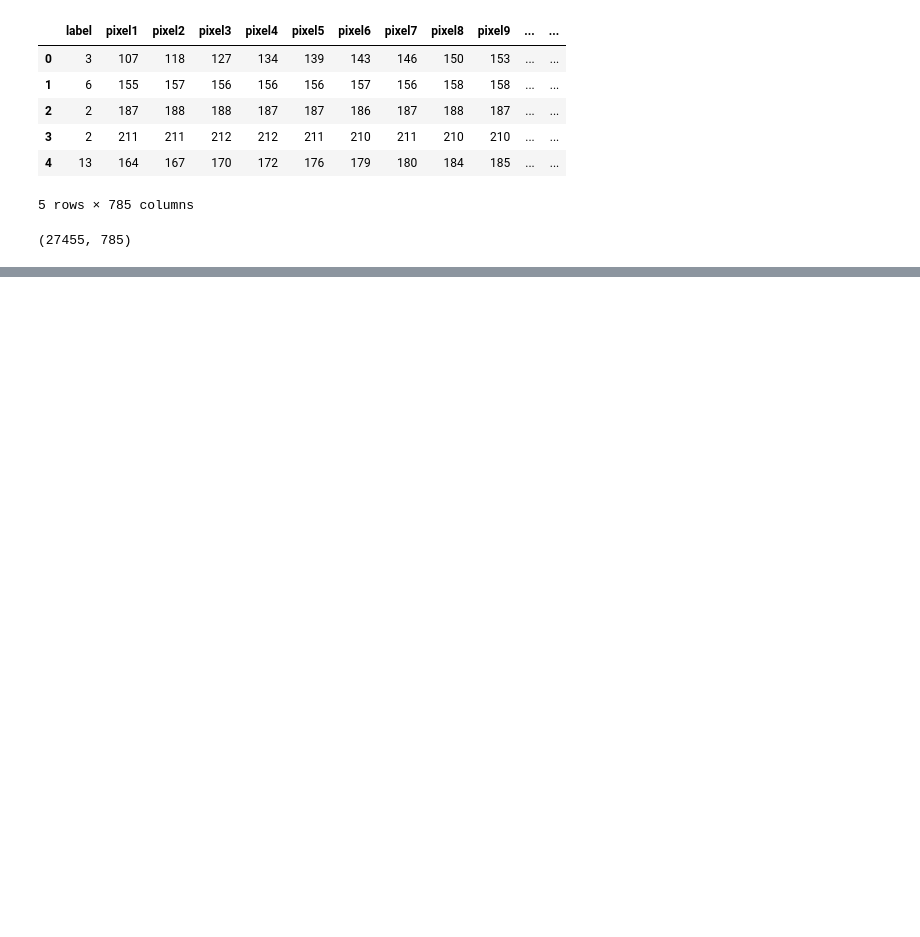
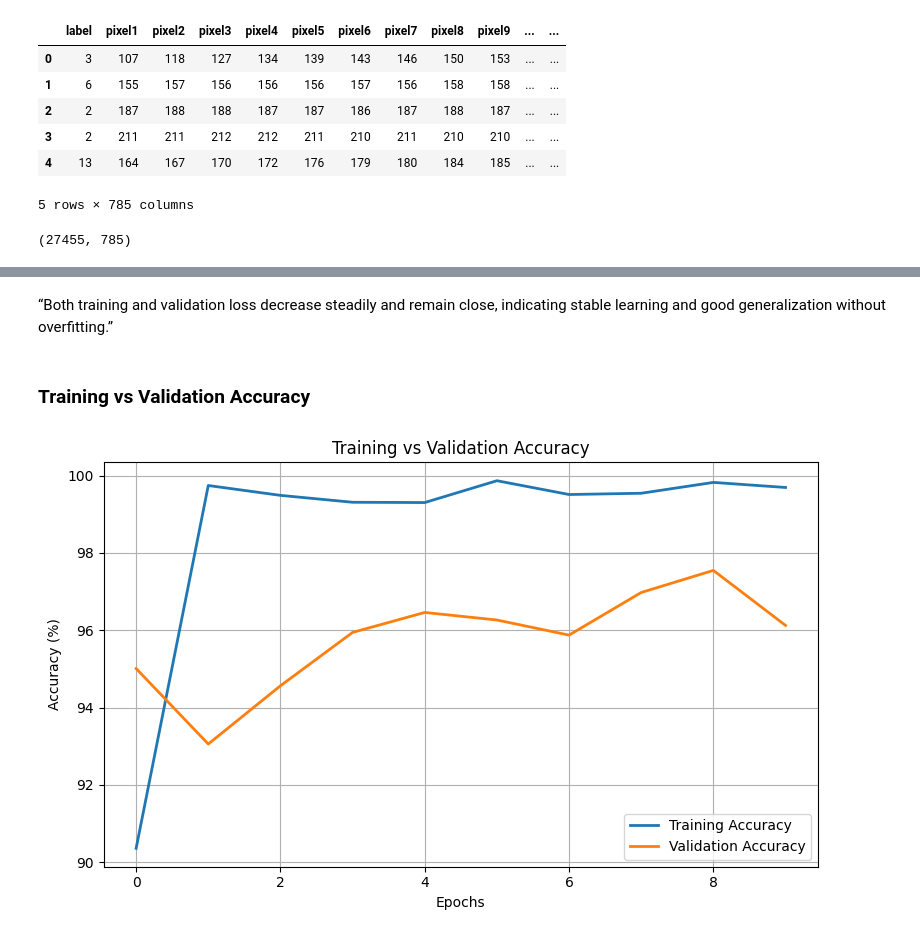
Before and after one commit to NLalithChaitanya/Sign_Language_recognition, a Jupyter notebook: sign_lang.ipynb, the cells around one changed output, grey strips where cells are left out. Saved outputs shown, nothing was run; the diff lists cells and outputs as text; code cells hidden in the pictures; blank space fills up the shorter version.

```diff
--- a/sign_lang.ipynb
+++ b/sign_lang.ipynb
@@ -544,0 +563,17 @@ plt.show()
+# %% [markdown]
+“Both training and validation loss decrease steadily and remain close, indicating stable learning and good generalization without overfitting.”
+# %% [markdown]
+### Training vs Validation Accuracy
+# %%
+plt.figure(figsize=(8, 5))
+plt.plot(train_accuracies, label="Training Accuracy", linewidth=2)
+plt.plot(val_accuracies, label="Validation Accuracy", linewidth=2)
+plt.xlabel("Epochs")
+plt.ylabel("Accuracy (%)")
+plt.title("Training vs Validation Accuracy")
+plt.legend()
+plt.grid(True)
+plt.tight_layout()
+plt.show()
+# %% [output]
+[figure, added]
```
Also changed, not shown: parts of 49 cells of this notebook, 3 other files.
